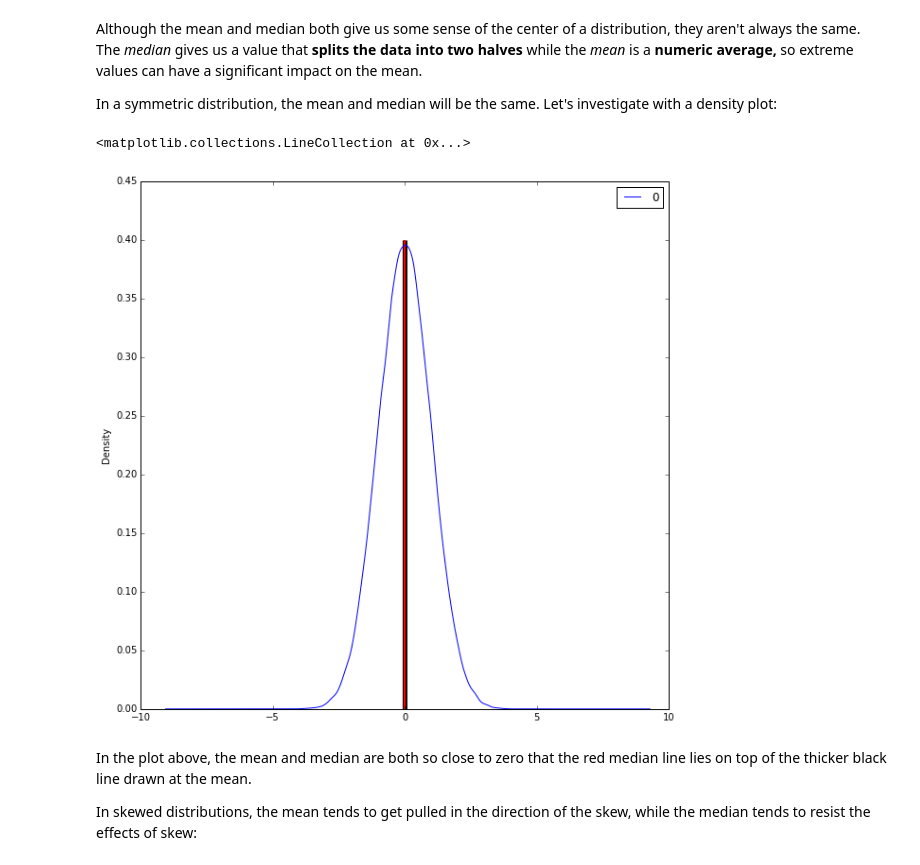
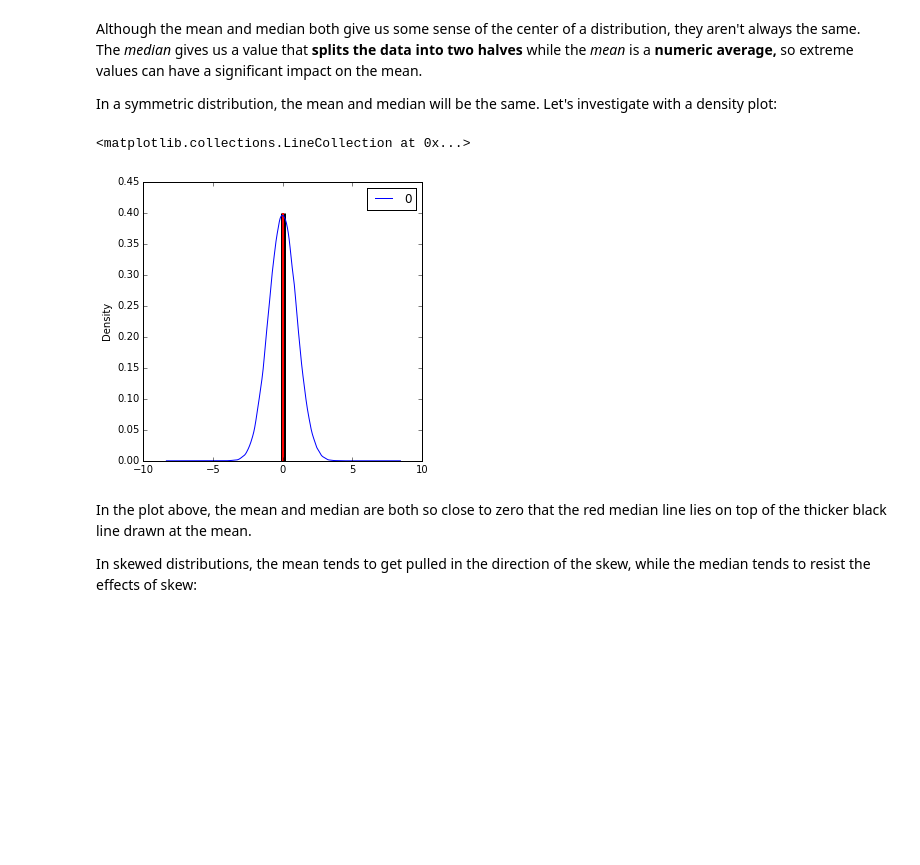
Before and after one commit to readywater/SF-DAT-20, a Jupyter notebook: Code/Lecture3.ipynb, the cells around one changed output. Cells and saved outputs as stored; diff of their text form; code cells hidden in the pictures; blank space fills up the shorter version.

```diff
--- a/Code/Lecture3.ipynb
+++ b/Code/Lecture3.ipynb
@@ -99,23 +121,23 @@ In a symmetric distribution, the mean and median will be the same. Let's investi
 # %%
 norm_data = pd.DataFrame(np.random.normal(size=100000))
 
 norm_data.plot(kind="density",
-              figsize=(10,10))   #plot density functions
+              figsize=(5,5))   #plot density functions
 
 
 plt.vlines(norm_data.mean(),     # Plot black line at mean
            ymin=0,
            ymax=0.4,
            linewidth=5.0)
 
 plt.vlines(norm_data.median(),   # Plot red line at median
            ymin=0,
            ymax=0.4,
            linewidth=2.0,
            color="red")
 # %% [output]
 <matplotlib.collections.LineCollection at 0x...>
-[figure, old version]
+[figure, new version]
 # %% [markdown]
 In the plot above, the mean and median are both so close to zero that the red median line lies on top of the thicker black line drawn at the mean.
 
```
Also changed, not shown: parts of 7 cells of this notebook, 1 other file.
